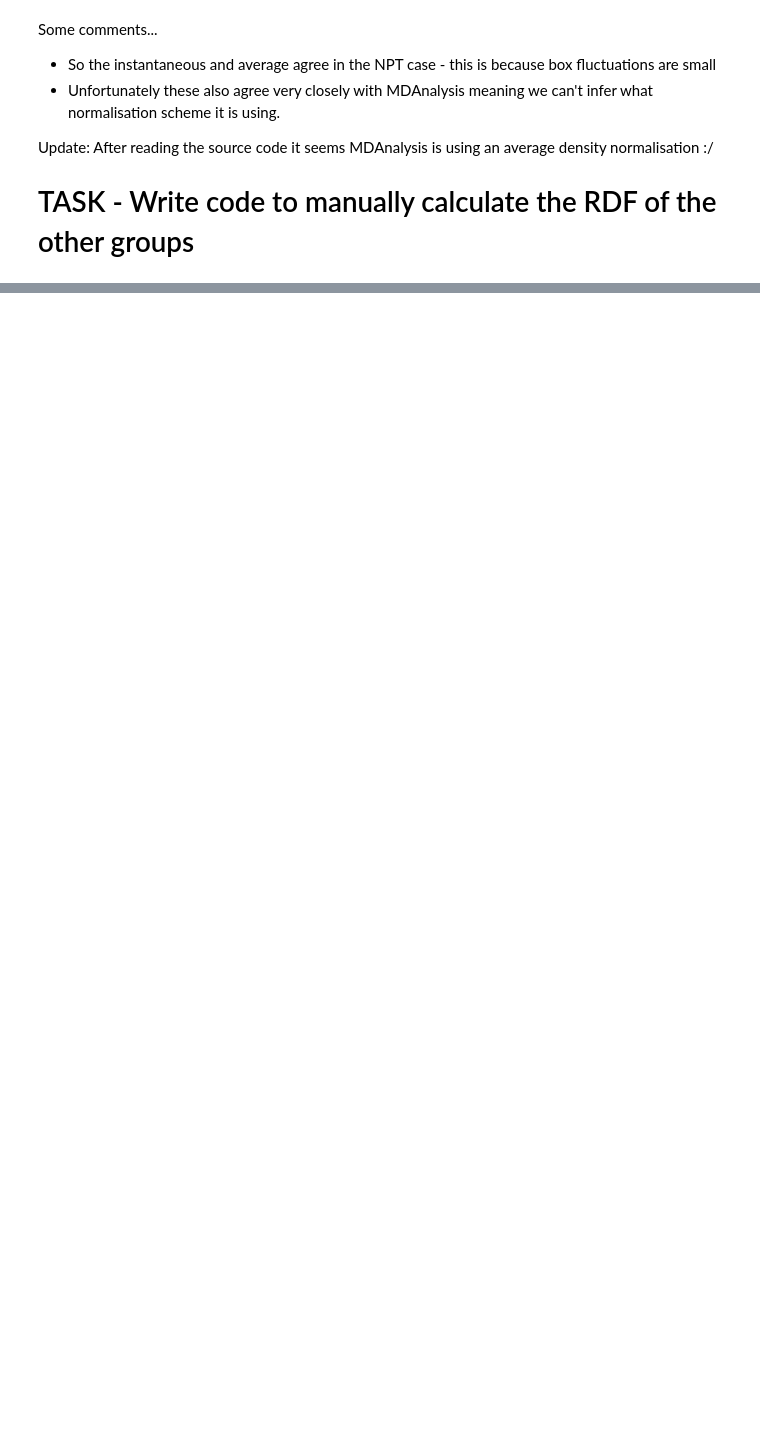
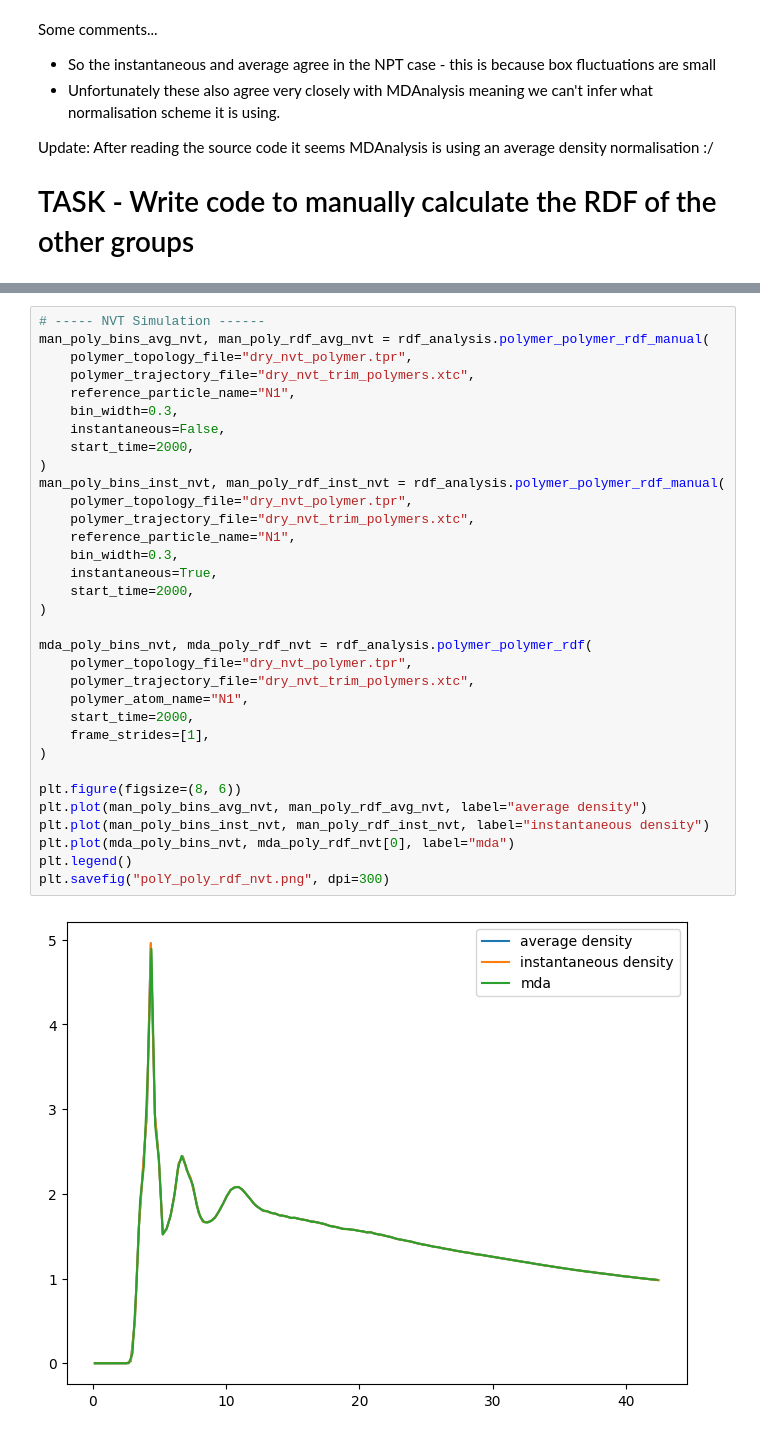
Before and after one commit to Luca-Gasparro/breaking_bad, a Jupyter notebook: rdf/rdf_results.ipynb, the cells around one changed output, grey strips where cells are left out. Saved outputs shown, nothing was run; the diff lists cells and outputs as text; blank space fills up the shorter version.

Commit message:
Polymer-polymer rdf from scratch implemented

```diff
--- a/rdf/rdf_results.ipynb
+++ b/rdf/rdf_results.ipynb
@@ -99,0 +104,35 @@ Update: After reading the source code it seems MDAnalysis is using an average de
+# %%
+# ----- NVT Simulation ------
+man_poly_bins_avg_nvt, man_poly_rdf_avg_nvt = rdf_analysis.polymer_polymer_rdf_manual(
+    polymer_topology_file="dry_nvt_polymer.tpr",
+    polymer_trajectory_file="dry_nvt_trim_polymers.xtc",
+    reference_particle_name="N1",
+    bin_width=0.3,
+    instantaneous=False,
+    start_time=2000,
+)
+man_poly_bins_inst_nvt, man_poly_rdf_inst_nvt = rdf_analysis.polymer_polymer_rdf_manual(
+    polymer_topology_file="dry_nvt_polymer.tpr",
+    polymer_trajectory_file="dry_nvt_trim_polymers.xtc",
+    reference_particle_name="N1",
+    bin_width=0.3,
+    instantaneous=True,
+    start_time=2000,
+)
+
+mda_poly_bins_nvt, mda_poly_rdf_nvt = rdf_analysis.polymer_polymer_rdf(
+    polymer_topology_file="dry_nvt_polymer.tpr",
+    polymer_trajectory_file="dry_nvt_trim_polymers.xtc",
+    polymer_atom_name="N1",
+    start_time=2000,
+    frame_strides=[1],
+)
+
+plt.figure(figsize=(8, 6))
+plt.plot(man_poly_bins_avg_nvt, man_poly_rdf_avg_nvt, label="average density")
+plt.plot(man_poly_bins_inst_nvt, man_poly_rdf_inst_nvt, label="instantaneous density")
+plt.plot(mda_poly_bins_nvt, mda_poly_rdf_nvt[0], label="mda")
+plt.legend()
+plt.savefig("polY_poly_rdf_nvt.png", dpi=300)
+# %% [output]
+[figure, added]
```
Also changed, not shown: parts of 2 cells of this notebook, 2 other files.
